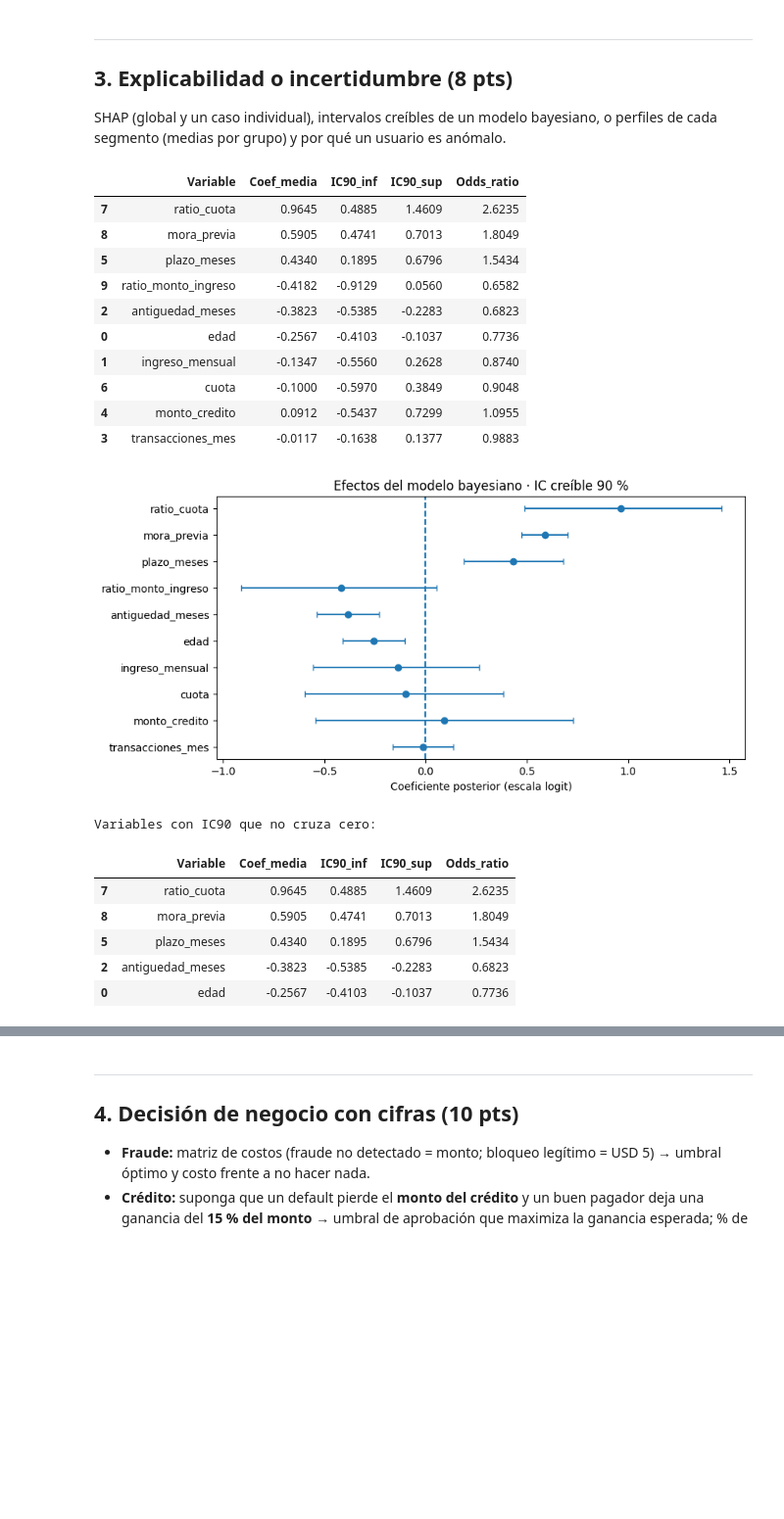
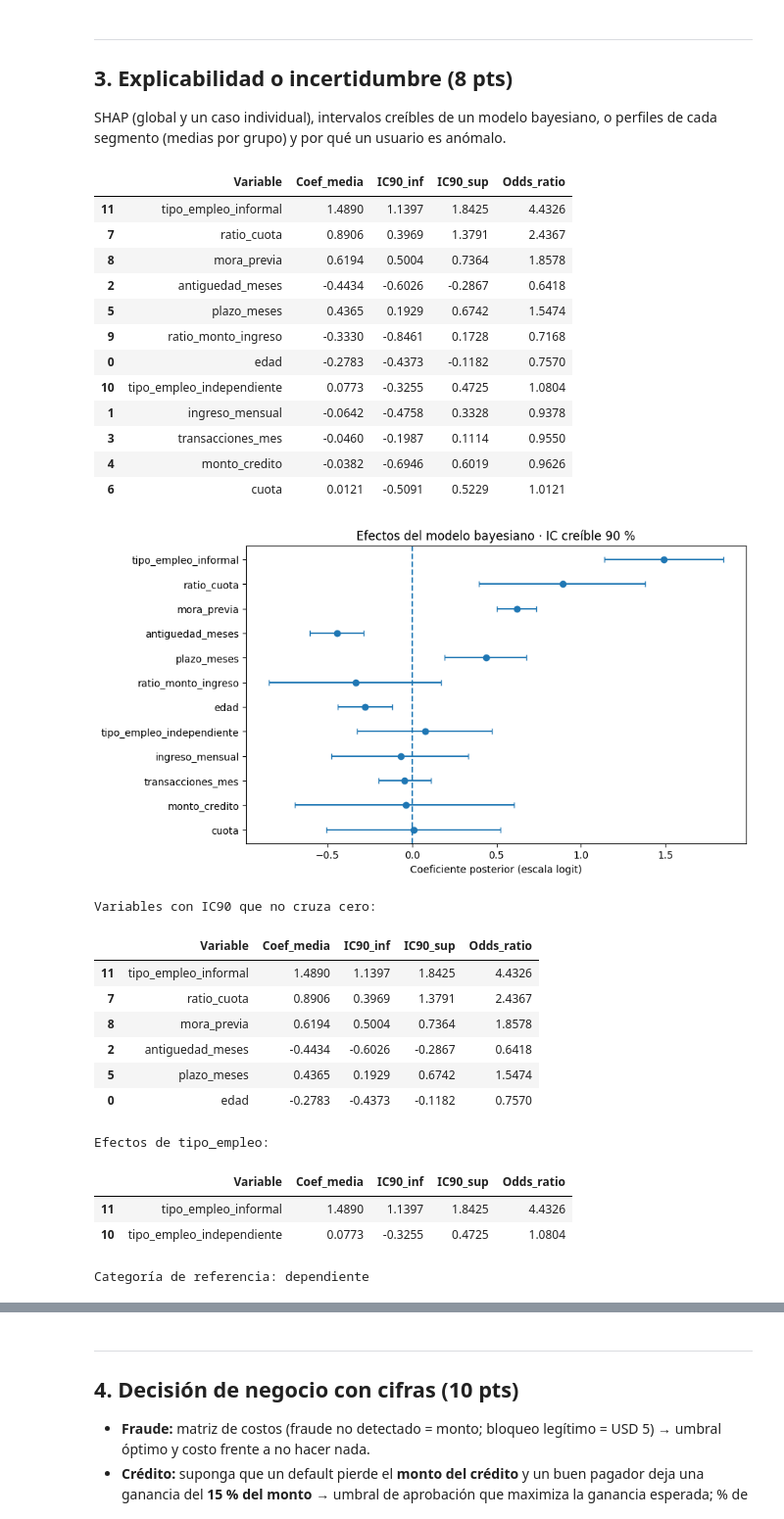
Before and after one commit to JFObandoC/diplomado_m6_obando_juan, a Jupyter notebook: proyecto/proyecto.ipynb, the cells around one changed output, grey strips where cells are left out. Shown at 98% size. Cells and saved outputs as stored; diff of their text form; code cells hidden in the pictures; blank space fills up the shorter version.

```diff
--- a/proyecto/proyecto.ipynb
+++ b/proyecto/proyecto.ipynb
@@ -446,7 +533,7 @@ coef_inf = np.quantile(b_post, 0.05, axis=1)
 coef_sup = np.quantile(b_post, 0.95, axis=1)
 
 tabla_bayes = pd.DataFrame({
-    'Variable': features,
+    'Variable': features_modelo,
     'Coef_media': coef_media,
     'IC90_inf': coef_inf,
     'IC90_sup': coef_sup,
@@ -469,53 +556,80 @@ plt.errorbar(
         orden['IC90_sup'] - orden['Coef_media']
     ],
     fmt='o',
     capsize=3
 )
 
 plt.axvline(0, linestyle='--')
 plt.yticks(ypos, orden['Variable'])
 plt.xlabel('Coeficiente posterior (escala logit)')
 plt.title('Efectos del modelo bayesiano · IC creíble 90 %')
 plt.show()
 
 # Variables cuyo intervalo creíble no cruza cero.
 efectos_claros = tabla_bayes[
     (tabla_bayes['IC90_inf'] > 0) | (tabla_bayes['IC90_sup'] < 0)
 ]
 
 print('Variables con IC90 que no cruza cero:')
 display(efectos_claros.round(4))
 
+# Efectos correspondientes a tipo_empleo.
+efecto_empleo = tabla_bayes[
+    tabla_bayes['Variable'].str.startswith('tipo_empleo_')
+]
+
+print('\nEfectos de tipo_empleo:')
+display(efecto_empleo.round(4))
+print('Categoría de referencia:', categoria_referencia)
+
 if len(efectos_claros):
     principal = efectos_claros.iloc[0]
 else:
     principal = tabla_bayes.iloc[0]
 
 direccion = 'aumenta' if principal['Coef_media'] > 0 else 'reduce'
+variable_principal = principal['Variable']
 
-display(Markdown(f'''
-**Lectura:** la variable con mayor efecto posterior en valor absoluto es **`{principal["Variable"]}`**.
-Su coeficiente medio es **{principal["Coef_media"]:.3f}** y su odds ratio es **{principal["Odds_ratio"]:.3f}**; en el modelo, un aumento de una desviación estándar en esta variable **{direccion}** las odds de default, manteniendo las demás constantes.
-Los intervalos creíbles permiten además distinguir efectos relativamente estables de aquellos cuya dirección todavía presenta mayor incertidumbre.
+if variable_principal.startswith('tipo_empleo_'):
+    categoria = variable_principal.replace('tipo_empleo_', '')
+
+    display(Markdown(f'''
+**Lectura:** la variable con mayor efecto posterior en valor absoluto es **`{variable_principal}`**.
+
+Su coeficiente medio es **{principal["Coef_media"]:.3f}** y su odds ratio es **{principal["Odds_ratio"]:.3f}**. La categoría **{categoria}**, comparada con **{categoria_referencia}**, **{direccion}** las odds de default, manteniendo constantes las demás variables.
 '''))
+else:
+    display(Markdown(f'''
+**Lectura:** la variable con mayor efecto posterior en valor absoluto es **`{variable_principal}`**.
+
+Su coeficiente medio es **{principal["Coef_media"]:.3f}** y su odds ratio es **{principal["Odds_ratio"]:.3f}**. Como las variables numéricas fueron estandarizadas, un aumento de una desviación estándar en esta variable **{direccion}** las odds de default, manteniendo constantes las demás variables.
+'''))
 # %% [output]
 |  | Variable | Coef_media | IC90_inf | IC90_sup | Odds_ratio |
-| 7 | ratio_cuota | 0.9645 | 0.4885 | 1.4609 | 2.6235 |
-| 8 | mora_previa | 0.5905 | 0.4741 | 0.7013 | 1.8049 |
-| 5 | plazo_meses | 0.4340 | 0.1895 | 0.6796 | 1.5434 |
-| 9 | ratio_monto_ingreso | -0.4182 | -0.9129 | 0.0560 | 0.6582 |
-| 2 | antiguedad_meses | -0.3823 | -0.5385 | -0.2283 | 0.6823 |
-| 0 | edad | -0.2567 | -0.4103 | -0.1037 | 0.7736 |
-| 1 | ingreso_mensual | -0.1347 | -0.5560 | 0.2628 | 0.8740 |
-| 6 | cuota | -0.1000 | -0.5970 | 0.3849 | 0.9048 |
-| 4 | monto_credito | 0.0912 | -0.5437 | 0.7299 | 1.0955 |
-| 3 | transacciones_mes | -0.0117 | -0.1638 | 0.1377 | 0.9883 |
+| 11 | tipo_empleo_informal | 1.4890 | 1.1397 | 1.8425 | 4.4326 |
+| 7 | ratio_cuota | 0.8906 | 0.3969 | 1.3791 | 2.4367 |
+| 8 | mora_previa | 0.6194 | 0.5004 | 0.7364 | 1.8578 |
+| 2 | antiguedad_meses | -0.4434 | -0.6026 | -0.2867 | 0.6418 |
+| 5 | plazo_meses | 0.4365 | 0.1929 | 0.6742 | 1.5474 |
+| 9 | ratio_monto_ingreso | -0.3330 | -0.8461 | 0.1728 | 0.7168 |
+| 0 | edad | -0.2783 | -0.4373 | -0.1182 | 0.7570 |
+| 10 | tipo_empleo_independiente | 0.0773 | -0.3255 | 0.4725 | 1.0804 |
+| 1 | ingreso_mensual | -0.0642 | -0.4758 | 0.3328 | 0.9378 |
+| 3 | transacciones_mes | -0.0460 | -0.1987 | 0.1114 | 0.9550 |
+| 4 | monto_credito | -0.0382 | -0.6946 | 0.6019 | 0.9626 |
+| 6 | cuota | 0.0121 | -0.5091 | 0.5229 | 1.0121 |
-[figure, old version]
+[figure, new version]
 Variables con IC90 que no cruza cero:
 |  | Variable | Coef_media | IC90_inf | IC90_sup | Odds_ratio |
-| 7 | ratio_cuota | 0.9645 | 0.4885 | 1.4609 | 2.6235 |
-| 8 | mora_previa | 0.5905 | 0.4741 | 0.7013 | 1.8049 |
-| 5 | plazo_meses | 0.4340 | 0.1895 | 0.6796 | 1.5434 |
-| 2 | antiguedad_meses | -0.3823 | -0.5385 | -0.2283 | 0.6823 |
-| 0 | edad | -0.2567 | -0.4103 | -0.1037 | 0.7736 |
+| 11 | tipo_empleo_informal | 1.4890 | 1.1397 | 1.8425 | 4.4326 |
+| 7 | ratio_cuota | 0.8906 | 0.3969 | 1.3791 | 2.4367 |
+| 8 | mora_previa | 0.6194 | 0.5004 | 0.7364 | 1.8578 |
+| 2 | antiguedad_meses | -0.4434 | -0.6026 | -0.2867 | 0.6418 |
+| 5 | plazo_meses | 0.4365 | 0.1929 | 0.6742 | 1.5474 |
+| 0 | edad | -0.2783 | -0.4373 | -0.1182 | 0.7570 |
+Efectos de tipo_empleo:
+|  | Variable | Coef_media | IC90_inf | IC90_sup | Odds_ratio |
+| 11 | tipo_empleo_informal | 1.4890 | 1.1397 | 1.8425 | 4.4326 |
+| 10 | tipo_empleo_independiente | 0.0773 | -0.3255 | 0.4725 | 1.0804 |
+Categoría de referencia: dependiente
 
```
Also changed, not shown: parts of 12 cells of this notebook.
